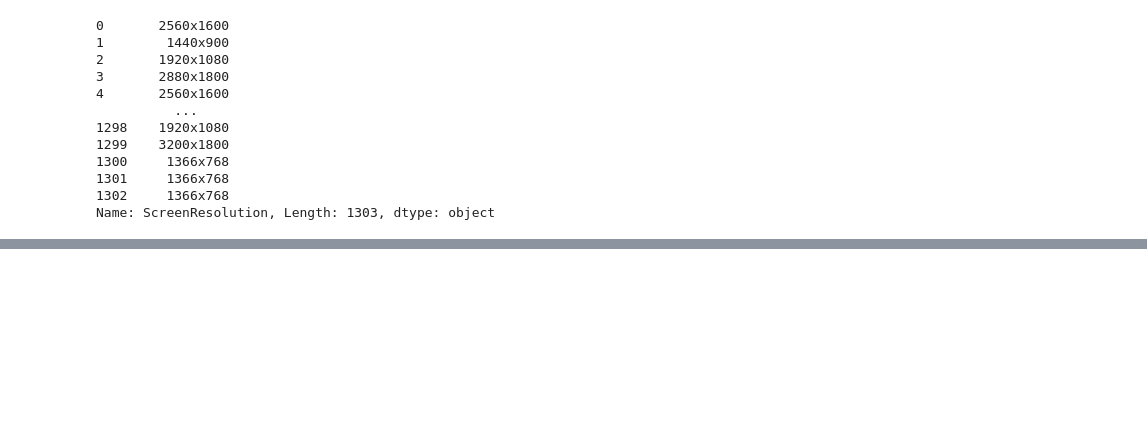
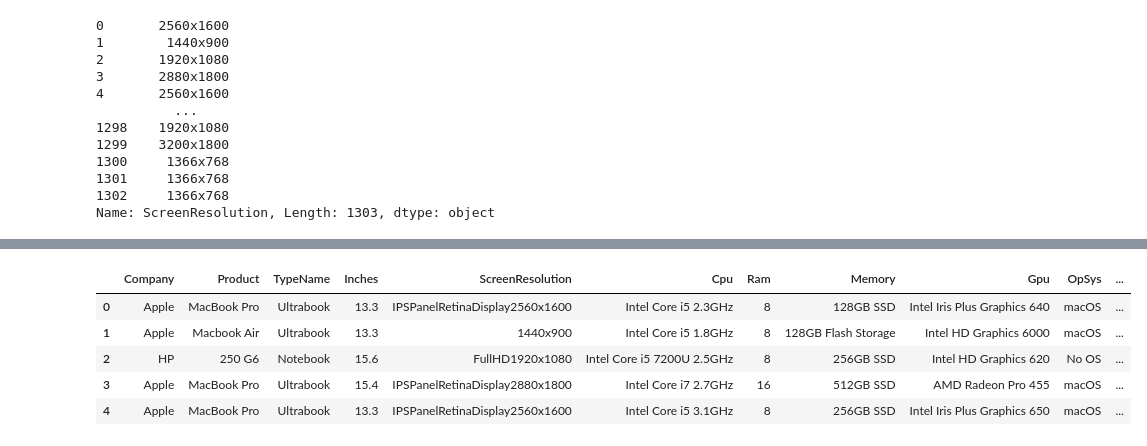
Before and after one commit to BrainrotFR/SC1015-MiniProject, a Jupyter notebook: Project_V1.ipynb, the cells around one changed output, grey strips where cells are left out. Cells and saved outputs as stored; diff of their text form; code cells hidden in the pictures; blank space fills up the shorter version.

```diff
--- a/Project_V1.ipynb
+++ b/Project_V1.ipynb
@@ -101,4 +95,19 @@ laptop_data_clean["ScreenResolution"]
 1302     1366x768
 Name: ScreenResolution, Length: 1303, dtype: object
 # %%
-laptop_data_clean.head
+# Function to clean the Product column (remove item in brackets)
+def clean_string(string, splitchar):
+    cleaned_string = string.split(splitchar)[0].strip()
+    return cleaned_string
+
+#Removing the specs from the product name
+laptop_data_clean['Product'] = laptop_data_clean['Product'].apply(lambda x: clean_string(x, '('))
+
+#Removing the unit since all of them are GB, making it numerical instead of string
+laptop_data_clean['Ram'] = laptop_data_clean['Ram'].apply(lambda x: clean_string(x, 'G'))
+
+#Removing the unit since all of them are Kg, making it numerical instead of string
+laptop_data_clean['Weight'] = laptop_data_clean['Weight'].apply(lambda x: clean_string(x, 'k'))
+
+#Lambda
+# x = cleanstring(x,'(')
@@ -122,0 +140,9 @@ laptop_data_clean.head
+# %%
+laptop_data_clean.head()
+# %% [output]
+|  | Company | Product | TypeName | Inches | ScreenResolution | Cpu | Ram | Memory | Gpu | OpSys | ... |
+| 0 | Apple | MacBook Pro | Ultrabook | 13.3 | IPSPanelRetinaDisplay2560x1600 | Intel Core i5 2.3GHz | 8 | 128GB SSD | Intel Iris Plus Graphics 640 | macOS | ... |
+| 1 | Apple | Macbook Air | Ultrabook | 13.3 | 1440x900 | Intel Core i5 1.8GHz | 8 | 128GB Flash Storage | Intel HD Graphics 6000 | macOS | ... |
+| 2 | HP | 250 G6 | Notebook | 15.6 | FullHD1920x1080 | Intel Core i5 7200U 2.5GHz | 8 | 256GB SSD | Intel HD Graphics 620 | No OS | ... |
+| 3 | Apple | MacBook Pro | Ultrabook | 15.4 | IPSPanelRetinaDisplay2880x1800 | Intel Core i7 2.7GHz | 16 | 512GB SSD | AMD Radeon Pro 455 | macOS | ... |
+| 4 | Apple | MacBook Pro | Ultrabook | 13.3 | IPSPanelRetinaDisplay2560x1600 | Intel Core i5 3.1GHz | 8 | 256GB SSD | Intel Iris Plus Graphics 650 | macOS | ... |
```
Also changed, not shown: parts of 5 cells of this notebook.
